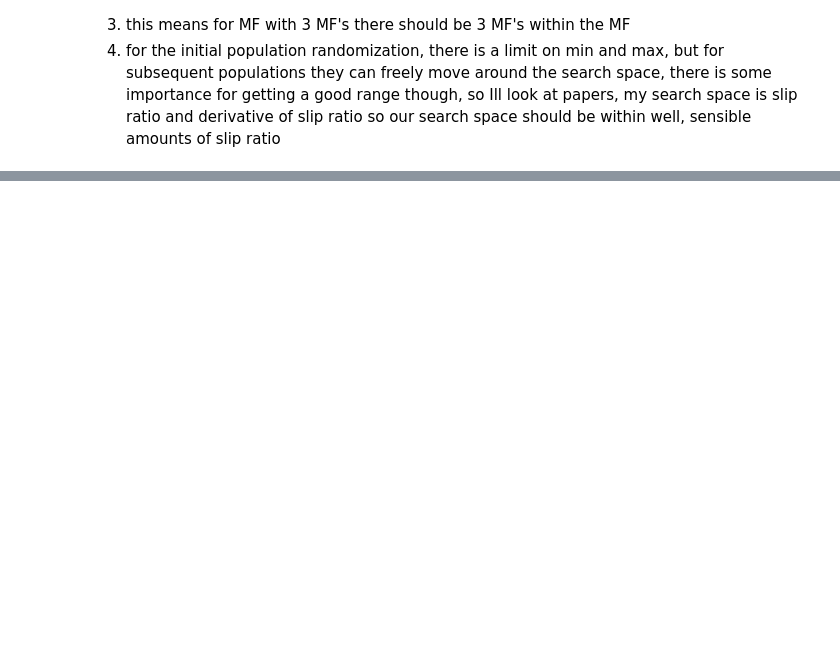
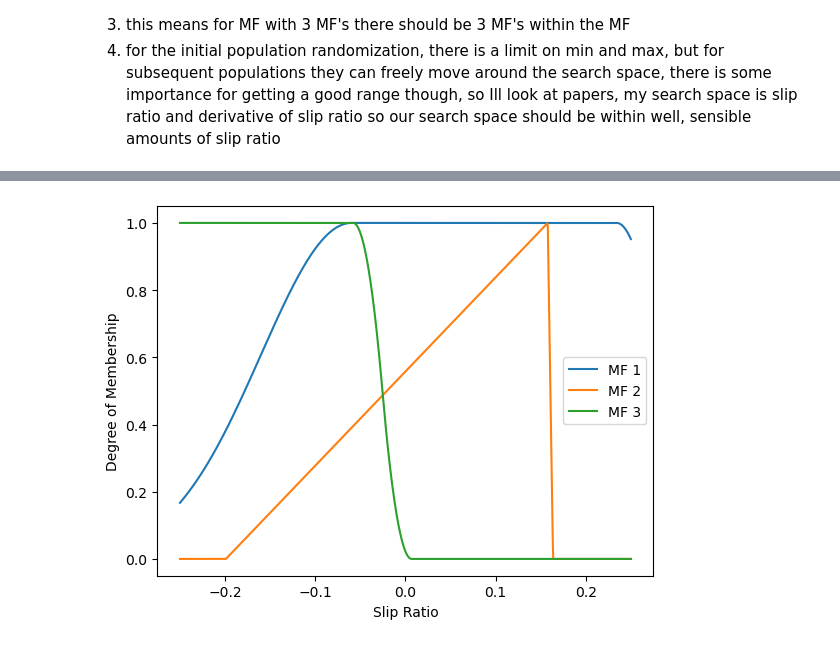
Before and after one commit to msfrt/Electrical-SR27, a Jupyter notebook: EvoComputation/GA_Fuzzy_MF_Test.ipynb, the cells around one changed output, grey strips where cells are left out. Saved outputs shown, nothing was run; the diff lists cells and outputs as text; code cells hidden in the pictures; blank space fills up the shorter version.

```diff
--- a/EvoComputation/GA_Fuzzy_MF_Test.ipynb
+++ b/EvoComputation/GA_Fuzzy_MF_Test.ipynb
@@ -961,0 +999,5 @@ def plot_z_shaped(a, b, label='Z Shaped'):
+# %%
+genome = generate_genome()
+plot_genome(decode_genome(genome))
+# %% [output]
+[figure, added]
```
Also changed, not shown: parts of 6 cells of this notebook.
